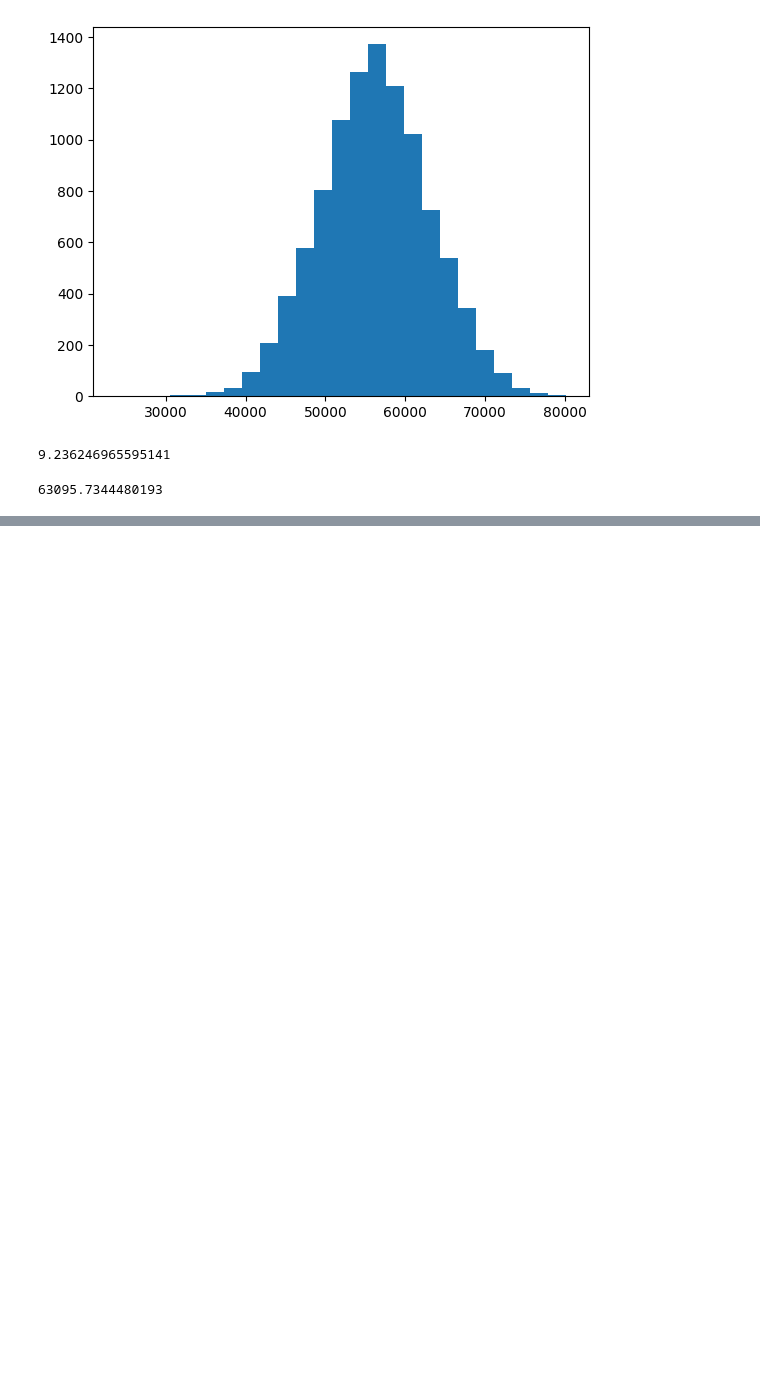
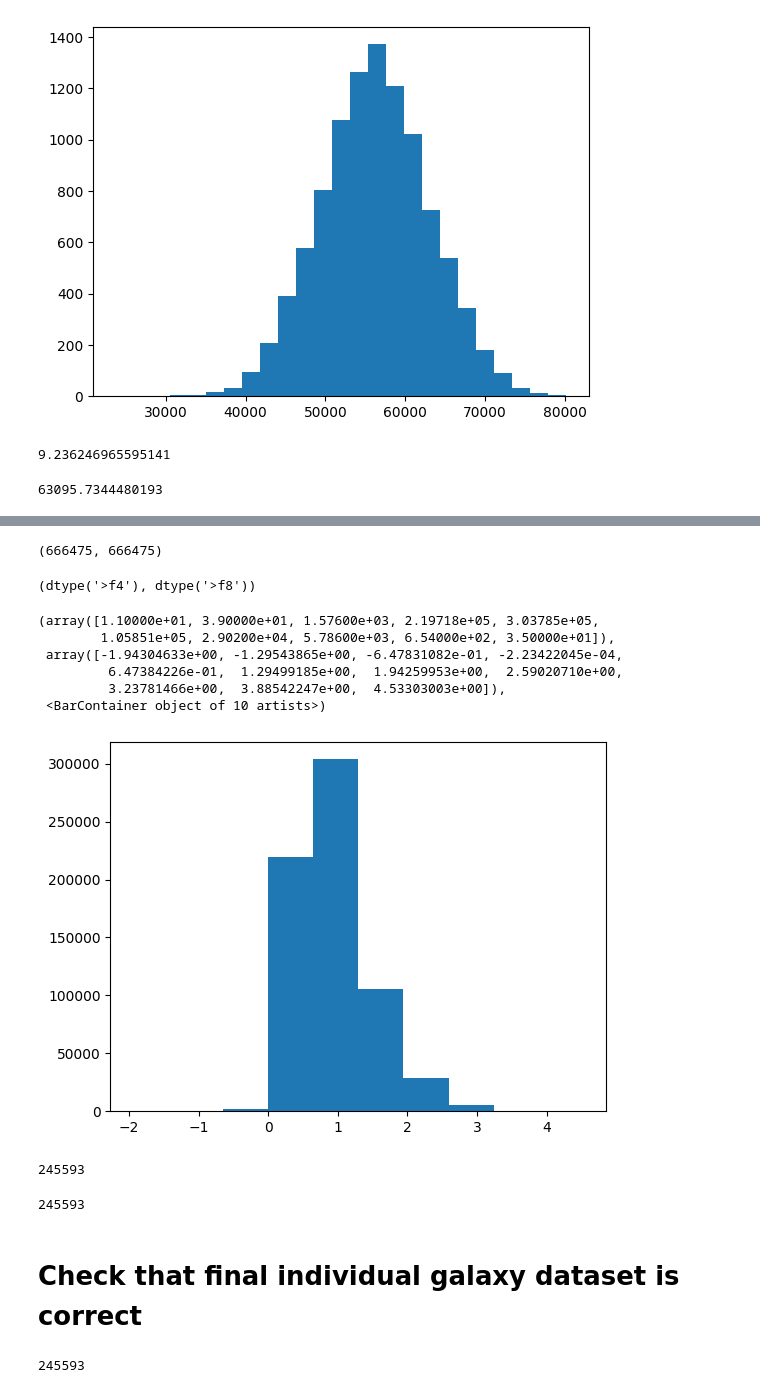
Before and after one commit to ismael-mendoza/bliss, a Jupyter notebook: case_studies/galsim_galaxies/notebooks/individual-galaxy-info-v1.ipynb, the cells around one changed output, grey strips where cells are left out. Drawn from its saved outputs; the diff is of its cells as text; code cells hidden in the pictures; blank space fills up the shorter version.

```diff
--- a/case_studies/galsim_galaxies/notebooks/individual-galaxy-info-v1.ipynb
+++ b/case_studies/galsim_galaxies/notebooks/individual-galaxy-info-v1.ipynb
@@ -223,0 +316,31 @@ flux
+# %%
+loaded_table = Table.read("../../../data/catsim_snr.fits")
+# %%
+len(new_snr_table), len(loaded_table)
+# %% [output]
+(666475, 666475)
+# %%
+loaded_table['snr'].dtype, loaded_table['i_ab'].dtype
+# %% [output]
+(dtype('>f4'), dtype('>f8'))
+# %%
+plt.hist(np.log10(loaded_table['snr']))
+# %% [output]
+(array([1.10000e+01, 3.90000e+01, 1.57600e+03, 2.19718e+05, 3.03785e+05,
+        1.05851e+05, 2.90200e+04, 5.78600e+03, 6.54000e+02, 3.50000e+01]),
+ array([-1.94304633e+00, -1.29543865e+00, -6.47831082e-01, -2.23422045e-04,
+         6.47384226e-01,  1.29499185e+00,  1.94259953e+00,  2.59020710e+00,
+         3.23781466e+00,  3.88542247e+00,  4.53303003e+00]),
+ <BarContainer object of 10 artists>)
+[figure, added]
+# %%
+cat =Table.read("../../../data/catsim_snr.fits")
+len(cat[cat['snr'] > 10])
+# %% [output]
+245593
+# %%
+len(cat[(cat["i_ab"] < 27.3) & (cat["snr"] > 10)])
+# %% [output]
+245593
+# %% [markdown]
+# Check that final individual galaxy dataset is correct
@@ -223,0 +349,5 @@ flux
+# %%
+high_snr_cat = cat[cat['snr'] > 10]
+len(high_snr_cat)
+# %% [output]
+245593
```
Also changed, not shown: parts of 46 cells of this notebook.
